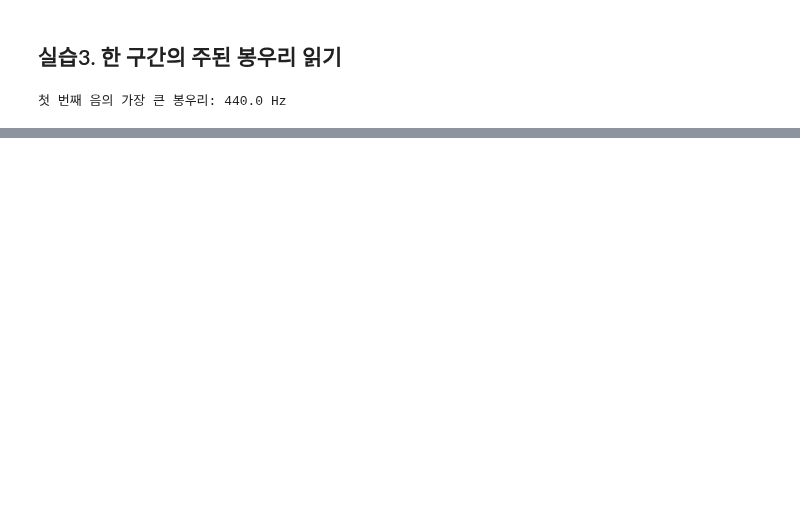
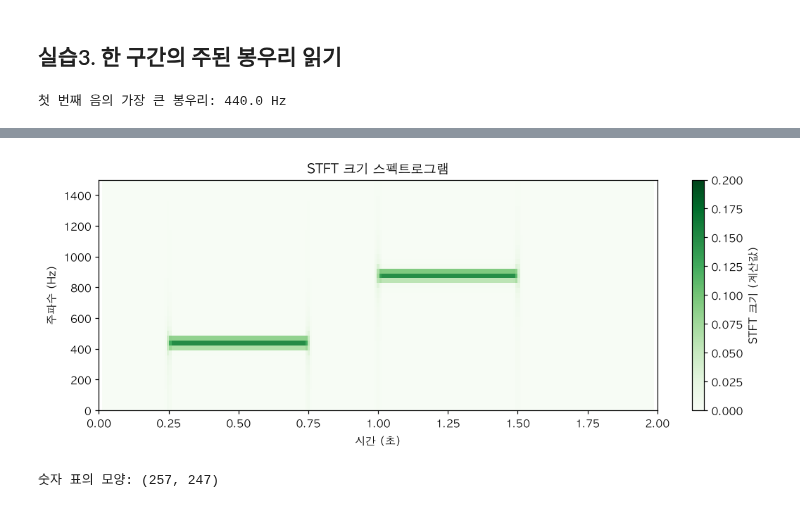
Before and after one commit to greenkey20/ict_innovation_sq_voice_ai, a Jupyter notebook: 017_sound/03_FFT_STFT_그림으로_소리읽기.ipynb, the cells around one changed output, grey strips where cells are left out. Saved outputs shown, nothing was run; the diff lists cells and outputs as text; code cells hidden in the pictures; blank space fills up the shorter version.

```diff
--- a/017_sound/03_FFT_STFT_그림으로_소리읽기.ipynb
+++ b/017_sound/03_FFT_STFT_그림으로_소리읽기.ipynb
@@ -170,0 +1030,44 @@ print("첫 번째 음의 가장 큰 봉우리:", part_hz[peak_index], "Hz")
+# %%
+# 1. STFT 분석 수행
+# frequencies: 주파수 위치(Hz)
+# frame_times: 각 분석 구간의 중심 시간(초)
+# spectrum: 시간별·주파수별 FFT 결과(복소수)
+frequencies, frame_times, spectrum = compute_stft(audio, sr)
+
+# 2. 복소수 결과에서 크기(Magnitude)만 추출
+# 크기가 클수록 해당 시간에 해당 주파수 성분이 강함
+magnitude = np.abs(spectrum)
+
+# 3. 스펙트로그램을 표시할 그래프 생성
+fig, ax = plt.subplots(figsize=(10, 4))
+
+# 4. 시간(X축), 주파수(Y축), 크기(색상)를 이용하여 시각화
+mesh = ax.pcolormesh(
+    frame_times, frequencies, magnitude,
+    shading="auto",    # 색상 격자의 경계를 자동 처리
+    cmap="Greens",      # 연한 초록(작은 값) → 진한 초록(큰 값)으로 크기 표현
+    vmin=0,            # 색상으로 표시할 최솟값
+    vmax=0.2           # 색상으로 표시할 최댓값
+)
+
+# 5. 그래프 제목과 축 설정
+ax.set(
+    xlabel="시간 (초)",
+    ylabel="주파수 (Hz)",
+    title="STFT 크기 스펙트로그램"
+)
+
+ax.set_xlim(0, len(audio) / sr)  # 전체 음성 시간 표시
+ax.set_ylim(0, 1500)             # 0~1500Hz 주파수 범위만 표시
+
+# 6. 색상이 나타내는 크기를 확인할 수 있도록 색상 막대 추가
+fig.colorbar(mesh, ax=ax, label="STFT 크기 (계산값)")
+
+plt.tight_layout()
+plt.show()
+
+# 7. STFT 결과의 배열 크기 확인
+print("숫자 표의 모양:", magnitude.shape)
+# %% [output]
+[figure, added]
+숫자 표의 모양: (257, 247)
```
Also changed, not shown: parts of 53 cells of this notebook.
